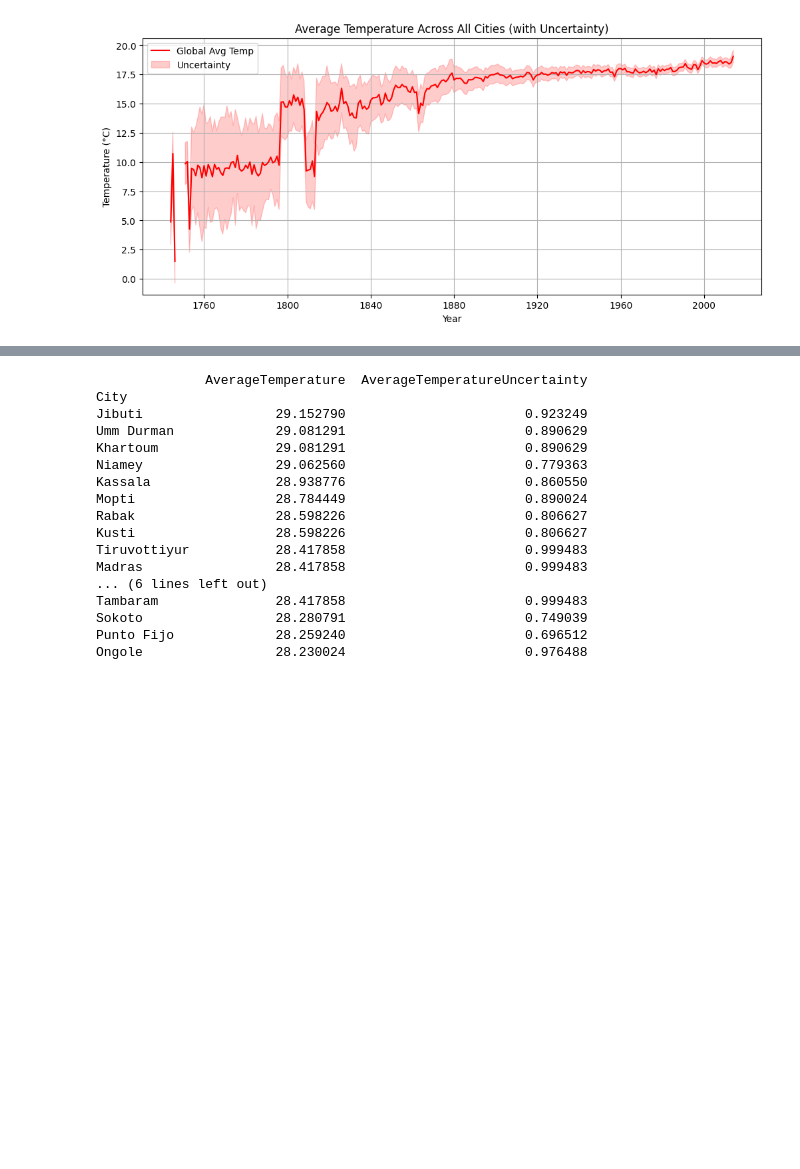
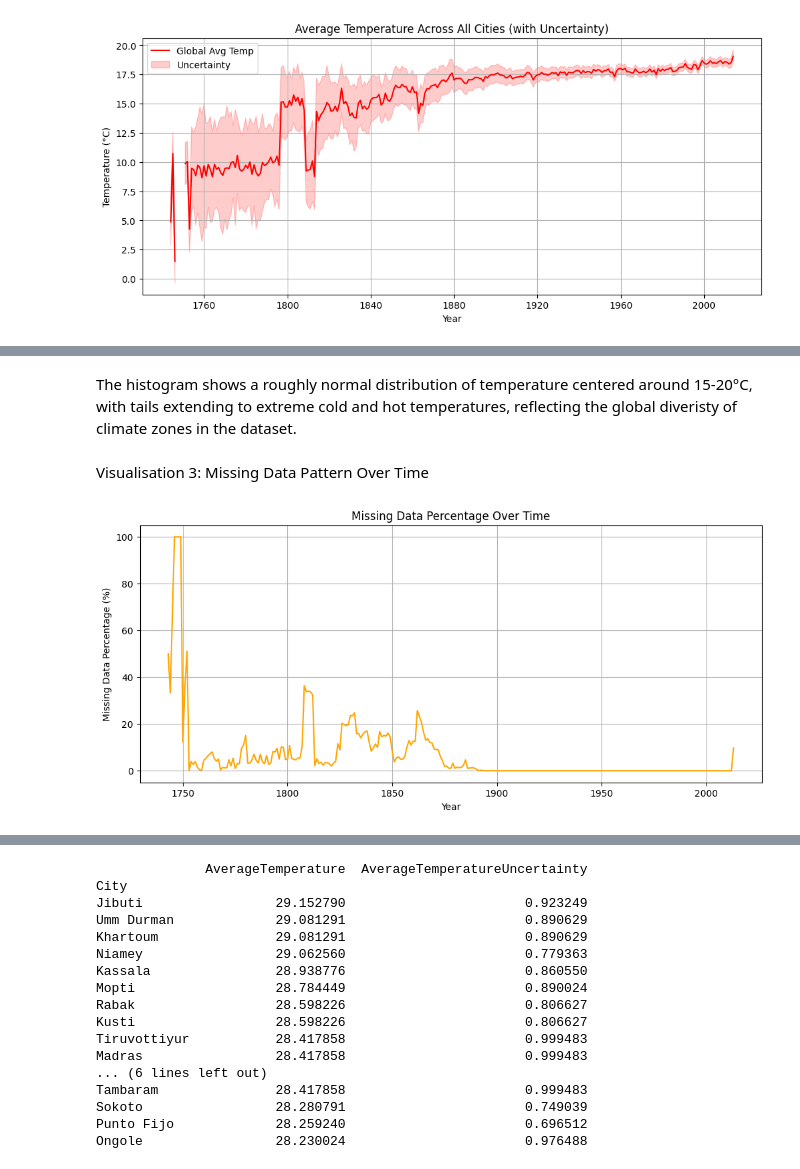
Before and after one commit to tempestormX/sc3021, a Jupyter notebook: SC3021_FDAG_T13.ipynb, the cells around one changed output, grey strips where cells are left out. Cells and saved outputs as stored; diff of their text form; code cells hidden in the pictures; blank space fills up the shorter version.

```diff
--- a/SC3021_FDAG_T13.ipynb
+++ b/SC3021_FDAG_T13.ipynb
@@ -119,0 +149,22 @@ plt.show()
+# %% [markdown]
+The histogram shows a roughly normal distribution of temperature centered around 15-20°C, with tails extending to extreme cold and hot temperatures, reflecting the global diveristy of climate zones in the dataset.
+# %% [markdown]
+Visualisation 3: Missing Data Pattern Over Time
+# %%
+#Calculate percentage of missing values per year
+temp_by_city['year'] = temp_by_city['dt'].dt.year
+missing_by_year = temp_by_city.groupby('year').apply(
+    lambda x: (x['AverageTemperature'].isna().sum()/len(x)) *100
+
+)
+
+#Plot missing data percentage over time
+plt.figure(figsize=(12,5))
+plt.plot(missing_by_year.index, missing_by_year.values, color = 'orange')
+plt.xlabel('Year')
+plt.ylabel('Missing Data Percentage (%)')
+plt.title('Missing Data Percentage Over Time')
+plt.grid(True)
+plt.show()
+# %% [output]
+[figure, added]
```
Also changed, not shown: parts of 34 cells of this notebook.
